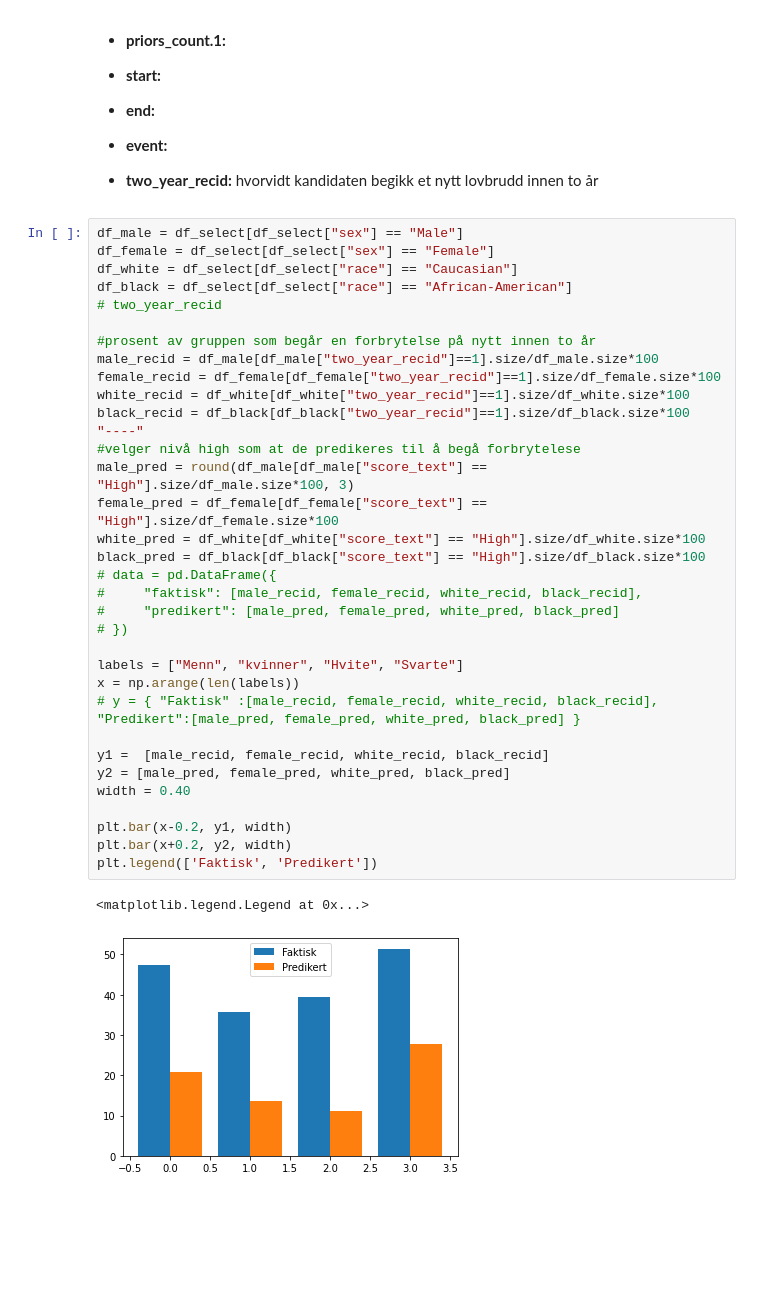
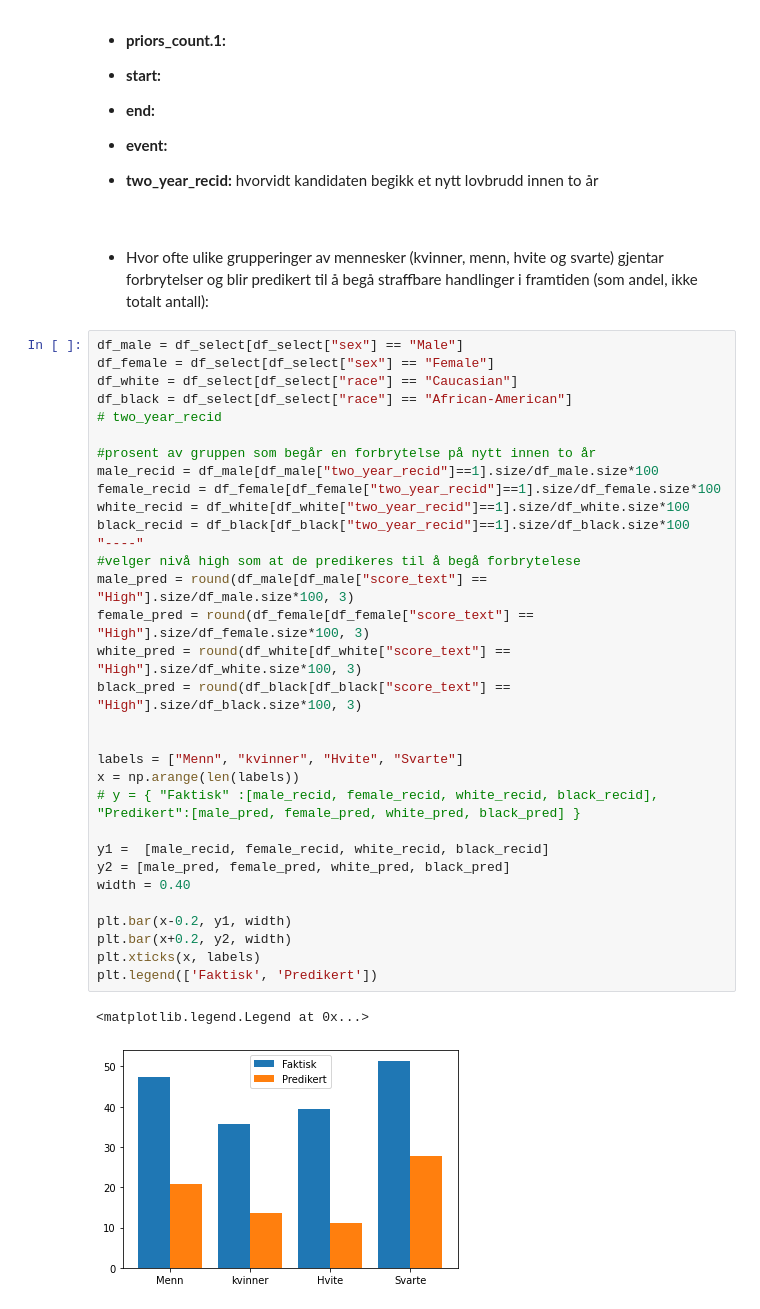
Before and after one commit to jonatanwins/COMPAS_project_HON2200, a Jupyter notebook: COMPAS.ipynb, the cells around one changed output. Drawn from its saved outputs; the diff is of its cells as text; blank space fills up the shorter version.

Commit message:
begynt på siste plot i 1a og partial dep i 1d

```diff
--- a/COMPAS.ipynb
+++ b/COMPAS.ipynb
@@ -88,40 +91,42 @@ compas_screening_date, days_b_screening_arrest, type_of_assessment
 - **event:**
 
 - **two_year_recid:** hvorvidt kandidaten begikk et nytt lovbrudd innen to år
+# %% [markdown]
+####
+####
+- Hvor ofte ulike grupperinger av mennesker (kvinner, menn, hvite og svarte) gjentar forbrytelser og blir predikert til å begå straffbare handlinger i framtiden (som andel, ikke totalt antall):
 # %%
 df_male = df_select[df_select["sex"] == "Male"]
 df_female = df_select[df_select["sex"] == "Female"]
 df_white = df_select[df_select["race"] == "Caucasian"]
 df_black = df_select[df_select["race"] == "African-American"]
 # two_year_recid
 
 #prosent av gruppen som begår en forbrytelse på nytt innen to år
 male_recid = df_male[df_male["two_year_recid"]==1].size/df_male.size*100
 female_recid = df_female[df_female["two_year_recid"]==1].size/df_female.size*100
 white_recid = df_white[df_white["two_year_recid"]==1].size/df_white.size*100
 black_recid = df_black[df_black["two_year_recid"]==1].size/df_black.size*100
 "----"
 #velger nivå high som at de predikeres til å begå forbrytelese
 male_pred = round(df_male[df_male["score_text"] == "High"].size/df_male.size*100, 3)
-female_pred = df_female[df_female["score_text"] == "High"].size/df_female.size*100
-white_pred = df_white[df_white["score_text"] == "High"].size/df_white.size*100
-black_pred = df_black[df_black["score_text"] == "High"].size/df_black.size*100
-# data = pd.DataFrame({
-#     "faktisk": [male_recid, female_recid, white_recid, black_recid],
-#     "predikert": [male_pred, female_pred, white_pred, black_pred]
-# })
+female_pred = round(df_female[df_female["score_text"] == "High"].size/df_female.size*100, 3)
+white_pred = round(df_white[df_white["score_text"] == "High"].size/df_white.size*100, 3)
+black_pred = round(df_black[df_black["score_text"] == "High"].size/df_black.size*100, 3)
+
 
 labels = ["Menn", "kvinner", "Hvite", "Svarte"]
 x = np.arange(len(labels))
 # y = { "Faktisk" :[male_recid, female_recid, white_recid, black_recid], "Predikert":[male_pred, female_pred, white_pred, black_pred] }
 
 y1 =  [male_recid, female_recid, white_recid, black_recid]
 y2 = [male_pred, female_pred, white_pred, black_pred]
 width = 0.40
 
 plt.bar(x-0.2, y1, width)
 plt.bar(x+0.2, y2, width)
+plt.xticks(x, labels)
 plt.legend(['Faktisk', 'Predikert'])
 # %% [output]
 <matplotlib.legend.Legend at 0x...>
-[figure, old version]
+[figure, new version]
```
Also changed, not shown: parts of 11 cells of this notebook.
